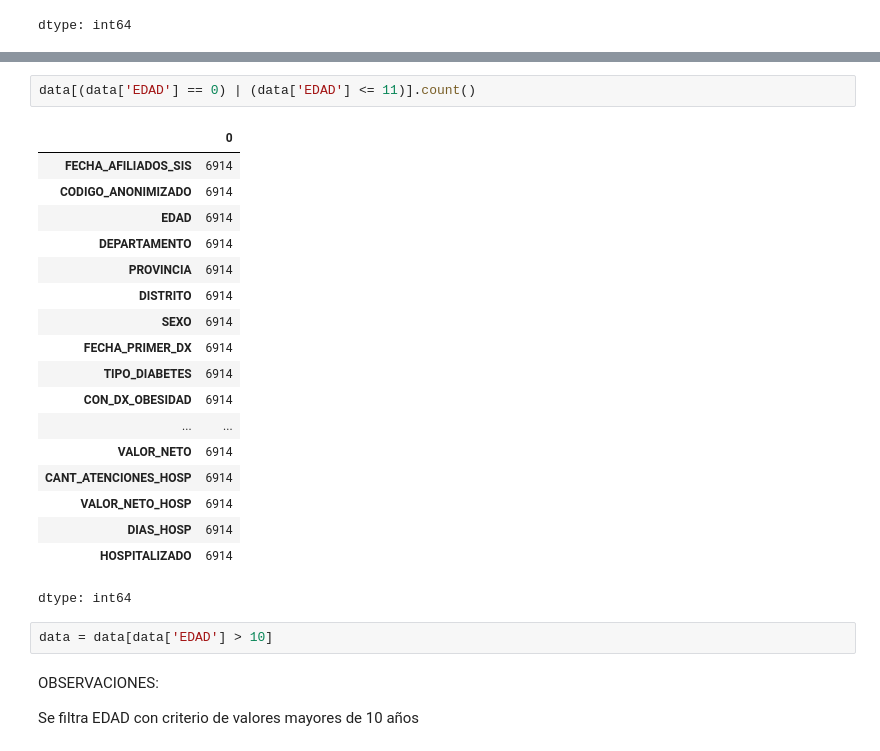
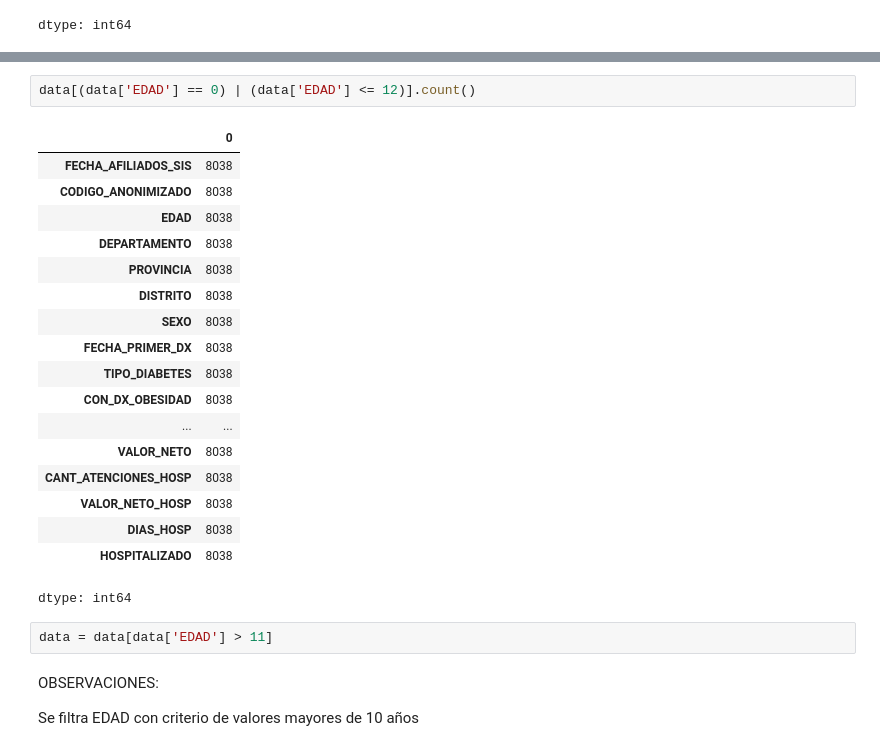
Before and after one commit to Sergius-DS/elecciOn_datasets, a Jupyter notebook: data_diabetes_Reducido.ipynb, the cells around one changed output, grey strips where cells are left out. Cells and saved outputs as stored; diff of their text form.

```diff
--- a/data_diabetes_Reducido.ipynb
+++ b/data_diabetes_Reducido.ipynb
@@ -404,28 +404,28 @@ data[data['CODIGO_ANONIMIZADO'] == '02E115774EDA02CAD46ECED7D90F38398F399115B916
 |  | FECHA_AFILIADOS_SIS | CODIGO_ANONIMIZADO | EDAD | DEPARTAMENTO | PROVINCIA | DISTRITO | SEXO | ... |
 | 550331 | 2023-09-30 | 02E115774EDA02CAD46ECED7D90F38398... | 72 | APURÍMAC | ABANCAY | ABANCAY | FEMENINO | ... |
 # %%
-data[(data['EDAD'] == 0) | (data['EDAD'] <= 11)].count()
+data[(data['EDAD'] == 0) | (data['EDAD'] <= 12)].count()
 # %% [output]
 |  | 0 |
-| FECHA_AFILIADOS_SIS | 6914 |
-| CODIGO_ANONIMIZADO | 6914 |
-| EDAD | 6914 |
-| DEPARTAMENTO | 6914 |
-| PROVINCIA | 6914 |
-| DISTRITO | 6914 |
-| SEXO | 6914 |
-| FECHA_PRIMER_DX | 6914 |
-| TIPO_DIABETES | 6914 |
-| CON_DX_OBESIDAD | 6914 |
+| FECHA_AFILIADOS_SIS | 8038 |
+| CODIGO_ANONIMIZADO | 8038 |
+| EDAD | 8038 |
+| DEPARTAMENTO | 8038 |
+| PROVINCIA | 8038 |
+| DISTRITO | 8038 |
+| SEXO | 8038 |
+| FECHA_PRIMER_DX | 8038 |
+| TIPO_DIABETES | 8038 |
+| CON_DX_OBESIDAD | 8038 |
 | ... | ... |
-| VALOR_NETO | 6914 |
-| CANT_ATENCIONES_HOSP | 6914 |
-| VALOR_NETO_HOSP | 6914 |
-| DIAS_HOSP | 6914 |
-| HOSPITALIZADO | 6914 |
+| VALOR_NETO | 8038 |
+| CANT_ATENCIONES_HOSP | 8038 |
+| VALOR_NETO_HOSP | 8038 |
+| DIAS_HOSP | 8038 |
+| HOSPITALIZADO | 8038 |
 dtype: int64
 # %%
-data = data[data['EDAD'] > 10]
+data = data[data['EDAD'] > 11]
 # %% [markdown]
 OBSERVACIONES:
 
```
Also changed, not shown: parts of 15 cells of this notebook.
